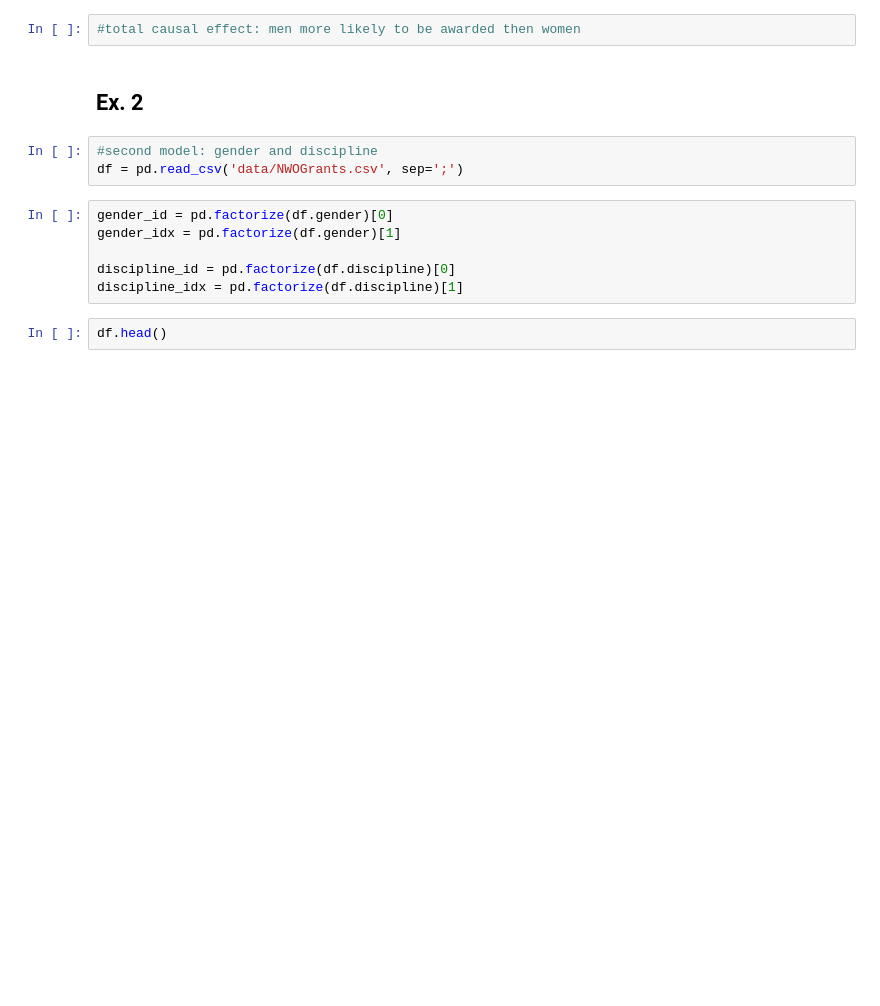
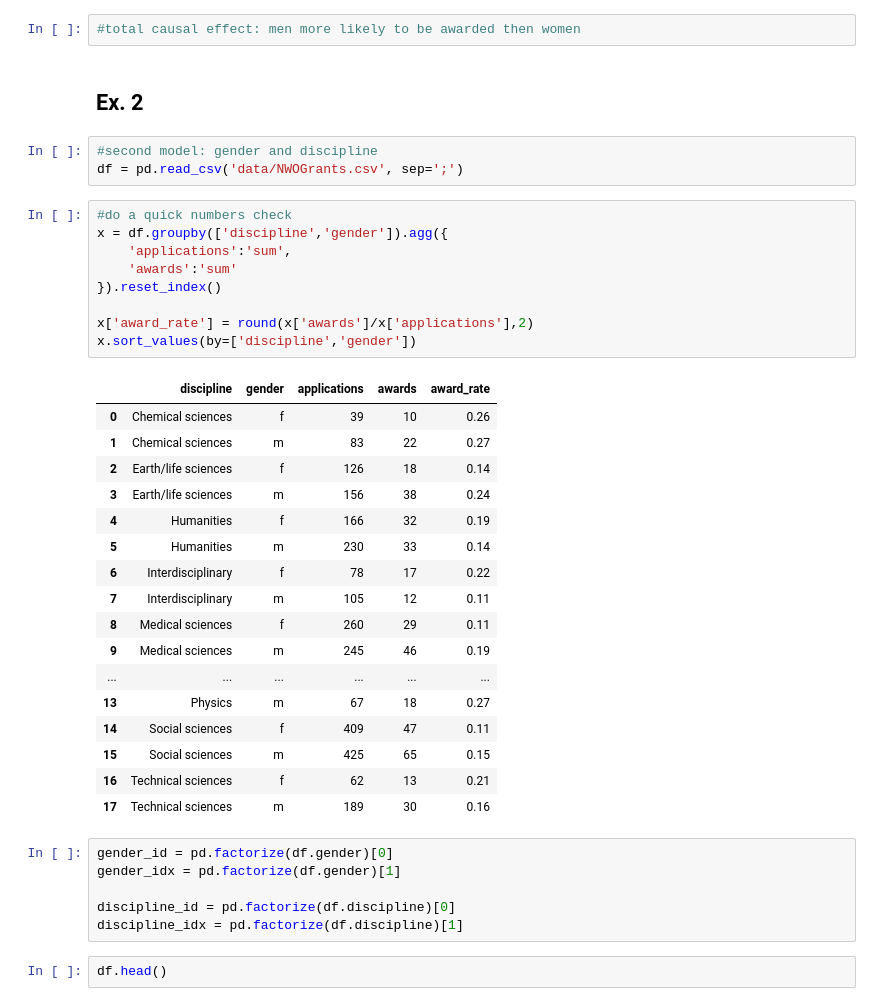
Before and after one commit to fhte2/statistical-rethinking, a Jupyter notebook: Week_5_exercises.ipynb, the cells around one changed output. Saved outputs shown, nothing was run; the diff lists cells and outputs as text; blank space fills up the shorter version.

Commit message:
'added some numbers check to wk 5 exercises'

```diff
--- a/Week_5_exercises.ipynb
+++ b/Week_5_exercises.ipynb
@@ -147,6 +147,33 @@ ax.axvline(x=hdi_h,color='red',linestyle=':')
 # %%
 #second model: gender and discipline
 df = pd.read_csv('data/NWOGrants.csv', sep=';')
+# %%
+#do a quick numbers check
+x = df.groupby(['discipline','gender']).agg({
+    'applications':'sum',
+    'awards':'sum'
+}).reset_index()
+
+x['award_rate'] = round(x['awards']/x['applications'],2)
+x.sort_values(by=['discipline','gender'])
+# %% [output]
+|  | discipline | gender | applications | awards | award_rate |
+| 0 | Chemical sciences | f | 39 | 10 | 0.26 |
+| 1 | Chemical sciences | m | 83 | 22 | 0.27 |
+| 2 | Earth/life sciences | f | 126 | 18 | 0.14 |
+| 3 | Earth/life sciences | m | 156 | 38 | 0.24 |
+| 4 | Humanities | f | 166 | 32 | 0.19 |
+| 5 | Humanities | m | 230 | 33 | 0.14 |
+| 6 | Interdisciplinary | f | 78 | 17 | 0.22 |
+| 7 | Interdisciplinary | m | 105 | 12 | 0.11 |
+| 8 | Medical sciences | f | 260 | 29 | 0.11 |
+| 9 | Medical sciences | m | 245 | 46 | 0.19 |
+| ... | ... | ... | ... | ... | ... |
+| 13 | Physics | m | 67 | 18 | 0.27 |
+| 14 | Social sciences | f | 409 | 47 | 0.11 |
+| 15 | Social sciences | m | 425 | 65 | 0.15 |
+| 16 | Technical sciences | f | 62 | 13 | 0.21 |
+| 17 | Technical sciences | m | 189 | 30 | 0.16 |
 # %%
 gender_id = pd.factorize(df.gender)[0]
 gender_idx = pd.factorize(df.gender)[1]
```
Also changed, not shown: parts of 5 cells of this notebook.
